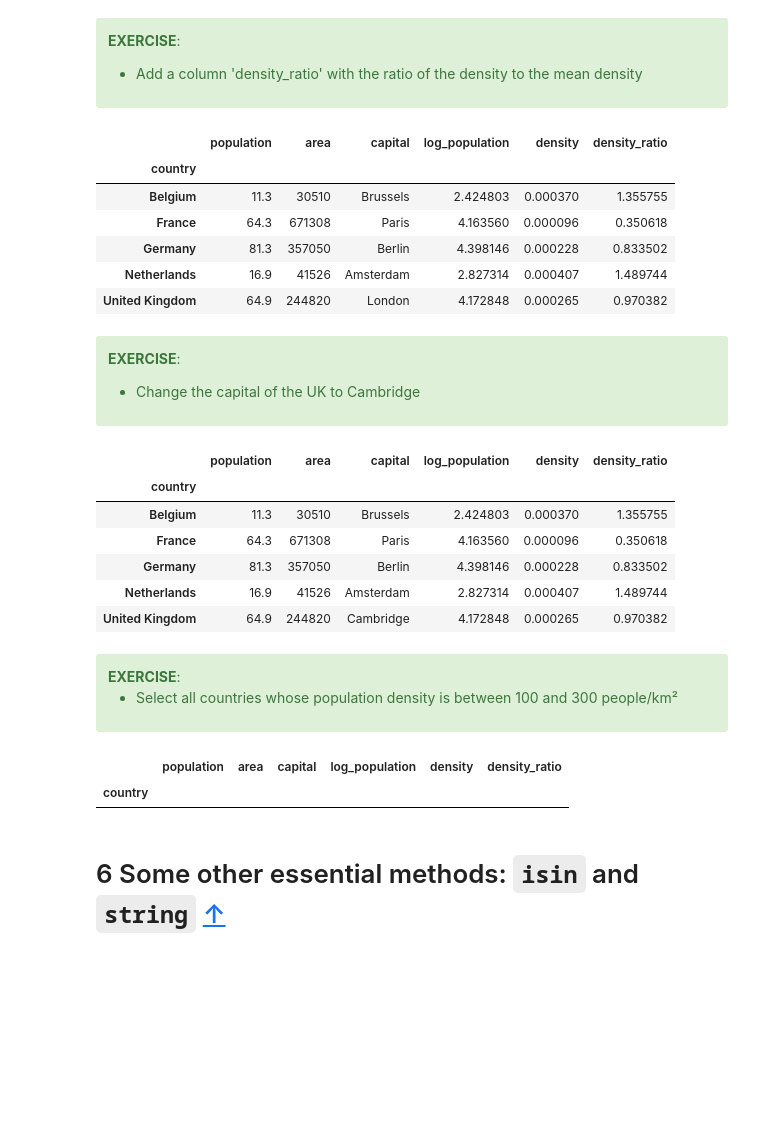
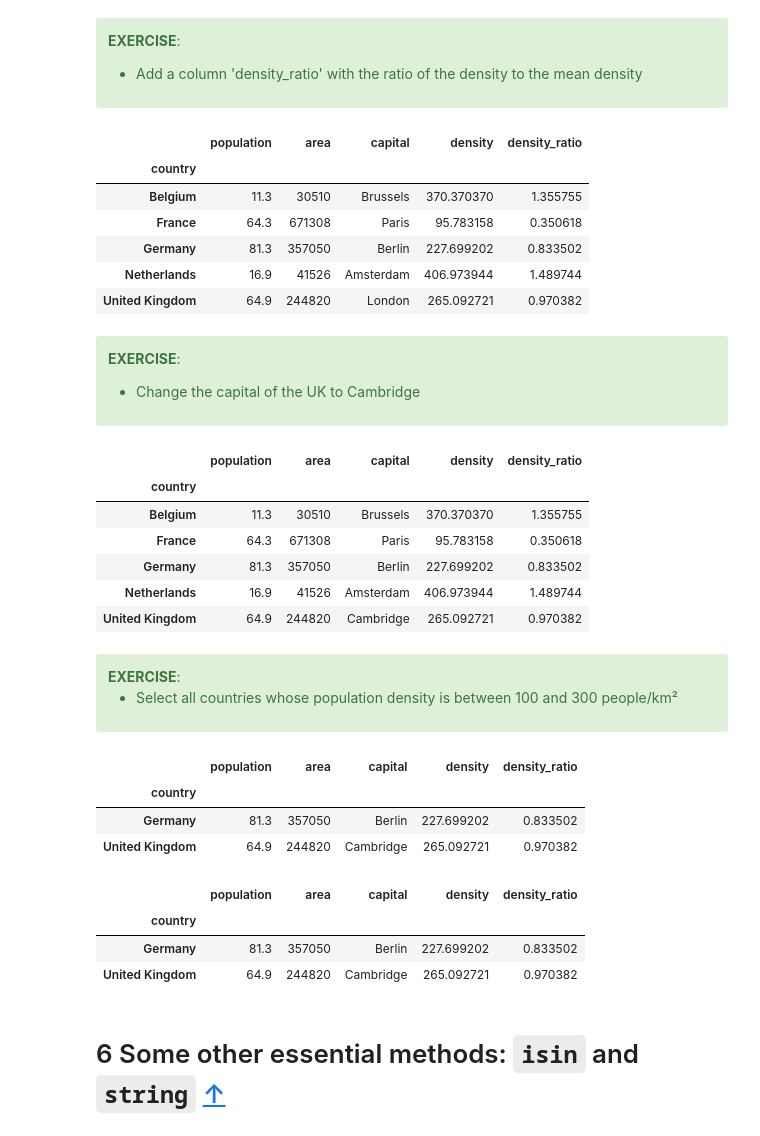
Before and after one commit to MariusAAROS/IPP-Datacamp, a Jupyter notebook: 01_pandas/01-pandas_overview.ipynb, the cells around one changed output. Saved outputs shown, nothing was run; the diff lists cells and outputs as text; code cells hidden in the pictures; blank space fills up the shorter version.

```diff
--- a/01_pandas/01-pandas_overview.ipynb
+++ b/01_pandas/01-pandas_overview.ipynb
@@ -856,0 +852,3 @@ countries
+# %%
+countries["density"] = countries['population']*1e6 / countries['area']
+countries
@@ -894,13 +900,13 @@ density_ratio = countries['density'] / countries['density'].mean()
 countries["density_ratio"] = density_ratio
 countries
 # %% [output]
-|  | population | area | capital | log_population | density | density_ratio |
-| country |  |  |  |  |  |  |
-| Belgium | 11.3 | 30510 | Brussels | 2.424803 | 0.000370 | 1.355755 |
-| France | 64.3 | 671308 | Paris | 4.163560 | 0.000096 | 0.350618 |
-| Germany | 81.3 | 357050 | Berlin | 4.398146 | 0.000228 | 0.833502 |
-| Netherlands | 16.9 | 41526 | Amsterdam | 2.827314 | 0.000407 | 1.489744 |
-| United Kingdom | 64.9 | 244820 | London | 4.172848 | 0.000265 | 0.970382 |
+|  | population | area | capital | density | density_ratio |
+| country |  |  |  |  |  |
+| Belgium | 11.3 | 30510 | Brussels | 370.370370 | 1.355755 |
+| France | 64.3 | 671308 | Paris | 95.783158 | 0.350618 |
+| Germany | 81.3 | 357050 | Berlin | 227.699202 | 0.833502 |
+| Netherlands | 16.9 | 41526 | Amsterdam | 406.973944 | 1.489744 |
+| United Kingdom | 64.9 | 244820 | London | 265.092721 | 0.970382 |
 # %% [markdown]
 <div class="alert alert-success">
 
@@ -914,13 +920,13 @@ countries
 countries.loc['United Kingdom', 'capital'] = 'Cambridge'
 countries
 # %% [output]
-|  | population | area | capital | log_population | density | density_ratio |
-| country |  |  |  |  |  |  |
-| Belgium | 11.3 | 30510 | Brussels | 2.424803 | 0.000370 | 1.355755 |
-| France | 64.3 | 671308 | Paris | 4.163560 | 0.000096 | 0.350618 |
-| Germany | 81.3 | 357050 | Berlin | 4.398146 | 0.000228 | 0.833502 |
-| Netherlands | 16.9 | 41526 | Amsterdam | 2.827314 | 0.000407 | 1.489744 |
-| United Kingdom | 64.9 | 244820 | Cambridge | 4.172848 | 0.000265 | 0.970382 |
+|  | population | area | capital | density | density_ratio |
+| country |  |  |  |  |  |
+| Belgium | 11.3 | 30510 | Brussels | 370.370370 | 1.355755 |
+| France | 64.3 | 671308 | Paris | 95.783158 | 0.350618 |
+| Germany | 81.3 | 357050 | Berlin | 227.699202 | 0.833502 |
+| Netherlands | 16.9 | 41526 | Amsterdam | 406.973944 | 1.489744 |
+| United Kingdom | 64.9 | 244820 | Cambridge | 265.092721 | 0.970382 |
 # %% [markdown]
 <div class="alert alert-success">
 <b>EXERCISE</b>:
@@ -930,10 +936,19 @@ countries
 </ul>
 </div>
 # %%
-countries[(countries['density'] > 100) & (countries['density'] > 100)]
+countries[(countries['density'] > 100) & (countries['density'] < 300)]
 # %% [output]
-|  | population | area | capital | log_population | density | density_ratio |
-| country |  |  |  |  |  |  |
+|  | population | area | capital | density | density_ratio |
+| country |  |  |  |  |  |
+| Germany | 81.3 | 357050 | Berlin | 227.699202 | 0.833502 |
+| United Kingdom | 64.9 | 244820 | Cambridge | 265.092721 | 0.970382 |
+# %%
+countries.query("100 < density < 300")
+# %% [output]
+|  | population | area | capital | density | density_ratio |
+| country |  |  |  |  |  |
+| Germany | 81.3 | 357050 | Berlin | 227.699202 | 0.833502 |
+| United Kingdom | 64.9 | 244820 | Cambridge | 265.092721 | 0.970382 |
 # %% [markdown]
 # 6 Some other essential methods: `isin` and `string` <a class="anchor" id="otheressential"></a> [↑](#Table-of-contents)
 # %% [markdown]
```
Also changed, not shown: parts of 22 cells of this notebook.
